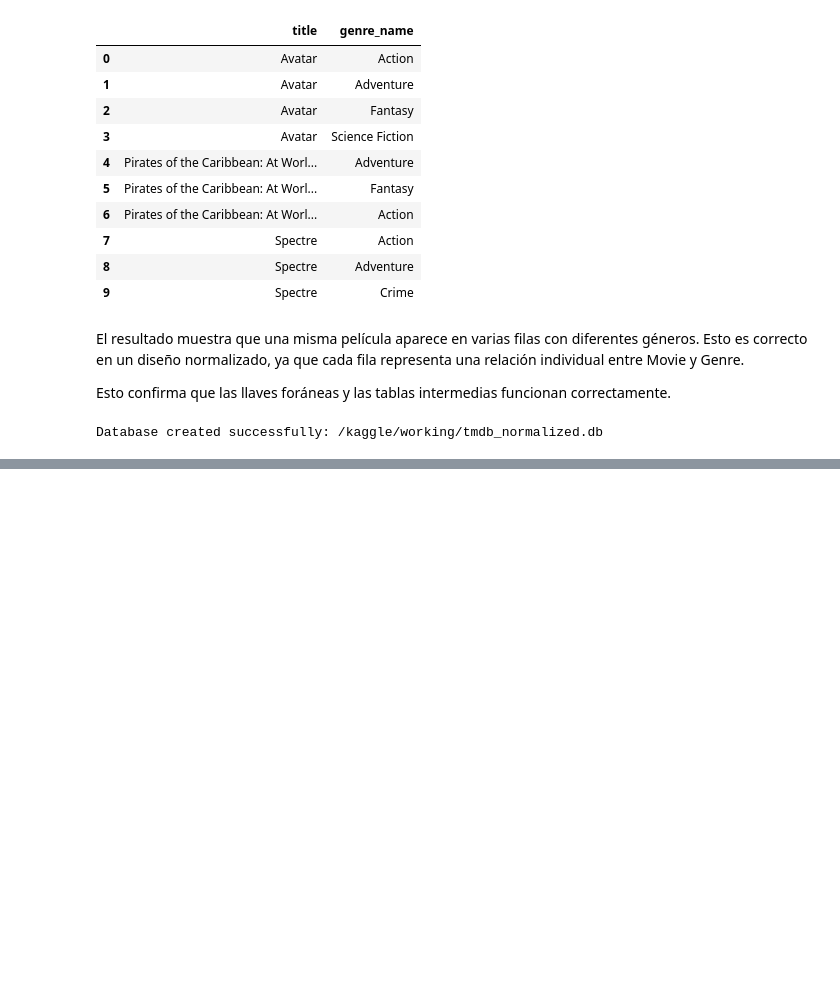
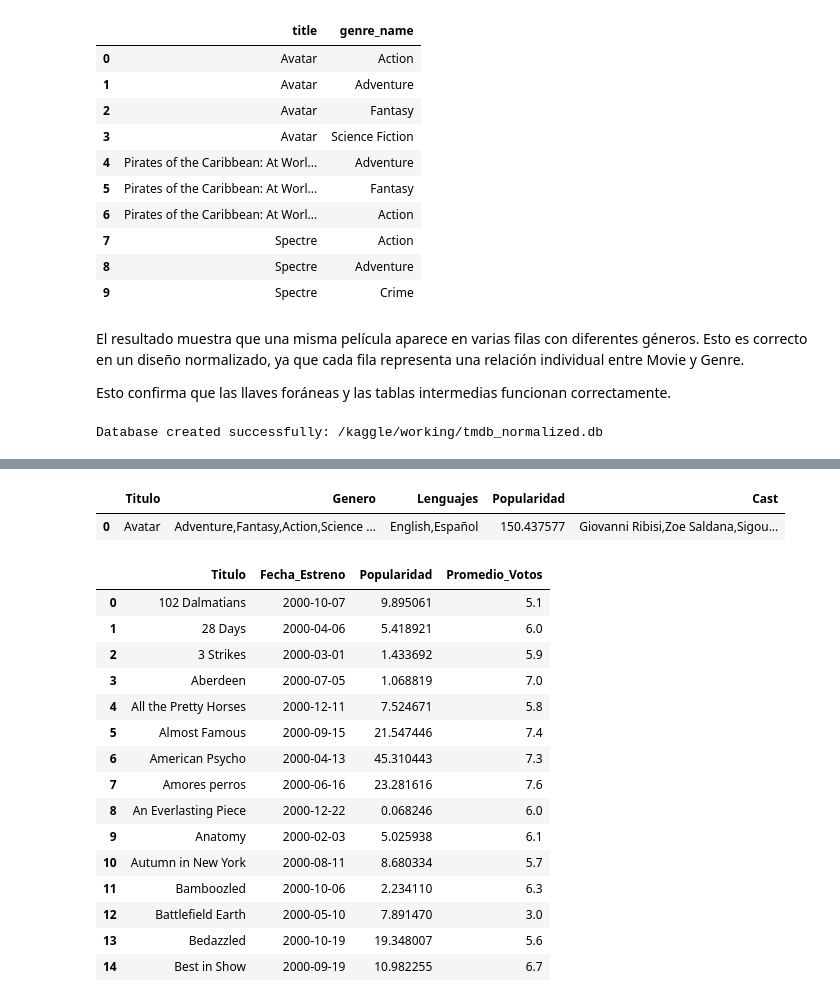
Before and after one commit to smbv/asignacion3-db, a Jupyter notebook: asignacion3_fase1_setup.ipynb, the cells around one changed output, grey strips where cells are left out. Cells and saved outputs as stored; diff of their text form; code cells hidden in the pictures; blank space fills up the shorter version.

Commit message:
Kaggle Notebook | notebook787765d6cd | Version 4

```diff
--- a/asignacion3_fase1_setup.ipynb
+++ b/asignacion3_fase1_setup.ipynb
@@ -739,0 +758,63 @@ Database created successfully: /kaggle/working/tmdb_normalized.db
+# %%
+import sqlite3
+import pandas as pd
+
+conn = sqlite3.connect("/kaggle/working/tmdb_normalized.db")
+# %%
+palabra = "avatar"
+
+pd.read_sql_query("""
+SELECT
+    m.title AS Titulo,
+    GROUP_CONCAT(DISTINCT g.genre_name) AS Genero,
+    GROUP_CONCAT(DISTINCT l.language_name) AS Lenguajes,
+    m.popularity AS Popularidad,
+    GROUP_CONCAT(DISTINCT a.actor_name) AS Cast
+FROM Movie m
+LEFT JOIN Movie_Genre mg ON m.movie_id = mg.movie_id
+LEFT JOIN Genre g ON mg.genre_id = g.genre_id
+LEFT JOIN Movie_Spoken_Language ml ON m.movie_id = ml.movie_id
+LEFT JOIN Spoken_Language l ON ml.language_code = l.language_code
+LEFT JOIN Movie_Actor ma ON m.movie_id = ma.movie_id
+LEFT JOIN Actor a ON ma.actor_id = a.actor_id
+WHERE m.title LIKE '%' || ? || '%'
+   OR g.genre_name LIKE '%' || ? || '%'
+   OR a.actor_name LIKE '%' || ? || '%'
+GROUP BY m.movie_id
+ORDER BY m.popularity DESC
+LIMIT 15;
+""", conn, params=(palabra, palabra, palabra))
+# %% [output]
+|  | Titulo | Genero | Lenguajes | Popularidad | Cast |
+| 0 | Avatar | Adventure,Fantasy,Action,Science ... | English,Español | 150.437577 | Giovanni Ribisi,Zoe Saldana,Sigou... |
+# %%
+year = 2000
+
+pd.read_sql_query("""
+SELECT
+    title AS Titulo,
+    release_date AS Fecha_Estreno,
+    popularity AS Popularidad,
+    vote_average AS Promedio_Votos
+FROM Movie
+WHERE CAST(substr(release_date, 1, 4) AS INTEGER) >= ?
+ORDER BY CAST(substr(release_date, 1, 4) AS INTEGER) ASC, title ASC
+LIMIT 15;
+""", conn, params=(year,))
+# %% [output]
+|  | Titulo | Fecha_Estreno | Popularidad | Promedio_Votos |
+| 0 | 102 Dalmatians | 2000-10-07 | 9.895061 | 5.1 |
+| 1 | 28 Days | 2000-04-06 | 5.418921 | 6.0 |
+| 2 | 3 Strikes | 2000-03-01 | 1.433692 | 5.9 |
+| 3 | Aberdeen | 2000-07-05 | 1.068819 | 7.0 |
+| 4 | All the Pretty Horses | 2000-12-11 | 7.524671 | 5.8 |
+| 5 | Almost Famous | 2000-09-15 | 21.547446 | 7.4 |
+| 6 | American Psycho | 2000-04-13 | 45.310443 | 7.3 |
+| 7 | Amores perros | 2000-06-16 | 23.281616 | 7.6 |
+| 8 | An Everlasting Piece | 2000-12-22 | 0.068246 | 6.0 |
+| 9 | Anatomy | 2000-02-03 | 5.025938 | 6.1 |
+| 10 | Autumn in New York | 2000-08-11 | 8.680334 | 5.7 |
+| 11 | Bamboozled | 2000-10-06 | 2.234110 | 6.3 |
+| 12 | Battlefield Earth | 2000-05-10 | 7.891470 | 3.0 |
+| 13 | Bedazzled | 2000-10-19 | 19.348007 | 5.6 |
+| 14 | Best in Show | 2000-09-19 | 10.982255 | 6.7 |
```
Also changed, not shown: parts of 4 cells of this notebook.
